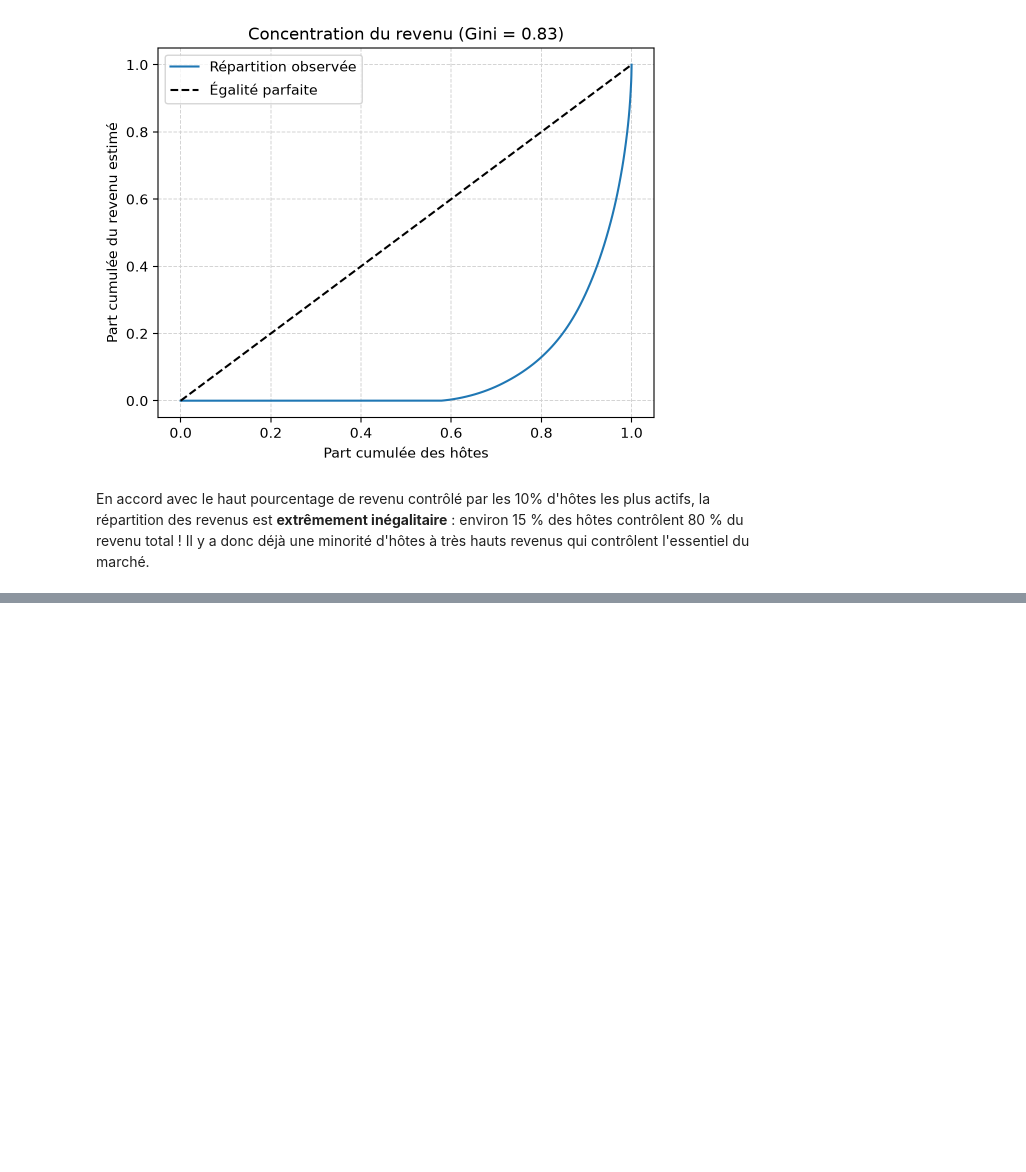
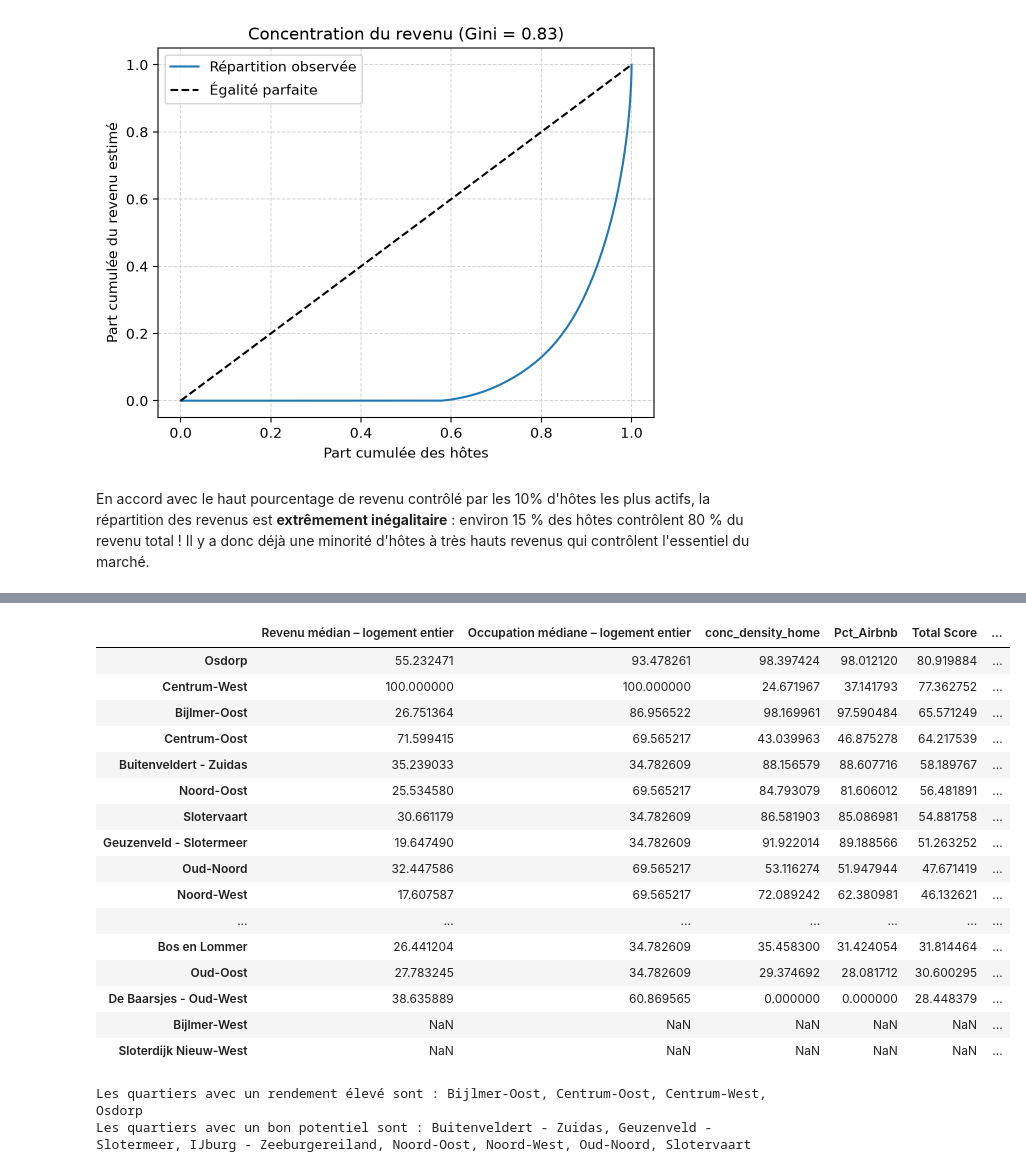
Before and after one commit to LucasLegendre/Projet-airbnb-amsterdam, a Jupyter notebook: Notebook_B-marche_2411.ipynb, the cells around one changed output, grey strips where cells are left out. Cells and saved outputs as stored; diff of their text form; code cells hidden in the pictures; blank space fills up the shorter version.

```diff
--- a/Notebook_B-marche_2411.ipynb
+++ b/Notebook_B-marche_2411.ipynb
@@ -428,0 +549,21 @@ En accord avec le haut pourcentage de revenu contrôlé par les 10% d'hôtes les
+# %%
+# On commence par pondérer nos indicateurs, qui sont tous dans des unités différentes
+# et sur des échelles différentes : on utilise une normalisation mix-max pour les critères positifs,
+# et max-min pour les critères négatifs
+
+# Min-max : revenu médian, occupation médiane
+revenu_med = (amsterdata['Revenu médian – logement entier']-min(amsterdata['Revenu médian – logement entier']))/(max(amsterdata['Revenu médian – logement entier'])-min(amsterdata['Revenu médian – logement entier']))*100
+occup_med = (amsterdata['Occupation médiane – logement entier']-min(amsterdata['Occupation médiane – logement entier']))/(max(amsterdata['Occupation médiane – logement entier'])-min(amsterdata['Occupation médiane – logement entier']))*100
+# Max-min : densité de concurrence, proportion de logements loués
+dens_conc = (max(amsterdata['conc_density_home'])-amsterdata['conc_density_home'])/(max(amsterdata['conc_density_home'])-min(amsterdata['conc_density_home']))*100
+prop_loc = (max(amsterdata['Pct_Airbnb'])-amsterdata['Pct_Airbnb'])/(max(amsterdata['Pct_Airbnb'])-min(amsterdata['Pct_Airbnb']))*100
+
+# Créer une data frame avec ces quatre paramètres
+ranking = pd.concat([revenu_med, occup_med, dens_conc, prop_loc], axis=1)
+
+# Pondérer les paramètres et compiler un score final global pour chaque quartier
+## On privilégie le revenu (rentabilité brute – 50 %),
+## puis les critères négatifs (densité de concurrence et proportion de logements loués – 20 % chacun),
+## puis le taux d'occupation (15 %, moins important car déjà pris en compte pour estimer le revenu)
+ranking['Total Score'] = ranking.dot([0.5,0.15,0.2,0.2])
+ranking.sort_values('Total Score', ascending=False)
@@ -428,0 +588,46 @@ En accord avec le haut pourcentage de revenu contrôlé par les 10% d'hôtes les
+# %%
+# Classer les valeurs du score final en catégories discrètes
+# ('Rendement élevé', 'Bon potentiel', 'À éviter')
+part = (1/3)*(max(ranking['Total Score'])-min(ranking['Total Score'])) # Intervalle de la distribution
+lim1 = min(ranking['Total Score'])+part # Tiers inférieur
+lim2 = max(ranking['Total Score'])-part # Tiers supérieur
+
+# On assigne les catégories aux quartiers
+bornes = [0, lim1, lim2, 100]
+categories = ['à éviter', 'bon potentiel', 'rendement élevé']
+
+ranking["recommendation"] = pd.cut(
+    ranking["Total Score"],
+    bins=bornes,
+    labels=categories,
+    include_lowest=True,
+)
+
+ranking.sort_values('Total Score', ascending=False)
+# %% [output]
+|  | Revenu médian – logement entier | Occupation médiane – logement entier | conc_density_home | Pct_Airbnb | Total Score | ... |
+| Osdorp | 55.232471 | 93.478261 | 98.397424 | 98.012120 | 80.919884 | ... |
+| Centrum-West | 100.000000 | 100.000000 | 24.671967 | 37.141793 | 77.362752 | ... |
+| Bijlmer-Oost | 26.751364 | 86.956522 | 98.169961 | 97.590484 | 65.571249 | ... |
+| Centrum-Oost | 71.599415 | 69.565217 | 43.039963 | 46.875278 | 64.217539 | ... |
+| Buitenveldert - Zuidas | 35.239033 | 34.782609 | 88.156579 | 88.607716 | 58.189767 | ... |
+| Noord-Oost | 25.534580 | 69.565217 | 84.793079 | 81.606012 | 56.481891 | ... |
+| Slotervaart | 30.661179 | 34.782609 | 86.581903 | 85.086981 | 54.881758 | ... |
+| Geuzenveld - Slotermeer | 19.647490 | 34.782609 | 91.922014 | 89.188566 | 51.263252 | ... |
+| Oud-Noord | 32.447586 | 69.565217 | 53.116274 | 51.947944 | 47.671419 | ... |
+| Noord-West | 17.607587 | 69.565217 | 72.089242 | 62.380981 | 46.132621 | ... |
+| ... | ... | ... | ... | ... | ... | ... |
+| Bos en Lommer | 26.441204 | 34.782609 | 35.458300 | 31.424054 | 31.814464 | ... |
+| Oud-Oost | 27.783245 | 34.782609 | 29.374692 | 28.081712 | 30.600295 | ... |
+| De Baarsjes - Oud-West | 38.635889 | 60.869565 | 0.000000 | 0.000000 | 28.448379 | ... |
+| Bijlmer-West | NaN | NaN | NaN | NaN | NaN | ... |
+| Sloterdijk Nieuw-West | NaN | NaN | NaN | NaN | NaN | ... |
+# %%
+# On affiche les quartiers avec un rendement élevé ou bon :
+for cat in ["rendement élevé", "bon potentiel"]:
+    quartiers = ranking.index[ranking["recommendation"]==cat].dropna().unique()
+    texte = ", ".join(quartiers) if len(quartiers) > 0 else "aucun"
+    print(f"Les quartiers avec un {cat.lower()} sont : {texte}")
+# %% [output]
+Les quartiers avec un rendement élevé sont : Bijlmer-Oost, Centrum-Oost, Centrum-West, Osdorp
+Les quartiers avec un bon potentiel sont : Buitenveldert - Zuidas, Geuzenveld - Slotermeer, IJburg - Zeeburgereiland, Noord-Oost, Noord-West, Oud-Noord, Slotervaart
```
Also changed, not shown: parts of 16 cells of this notebook.
